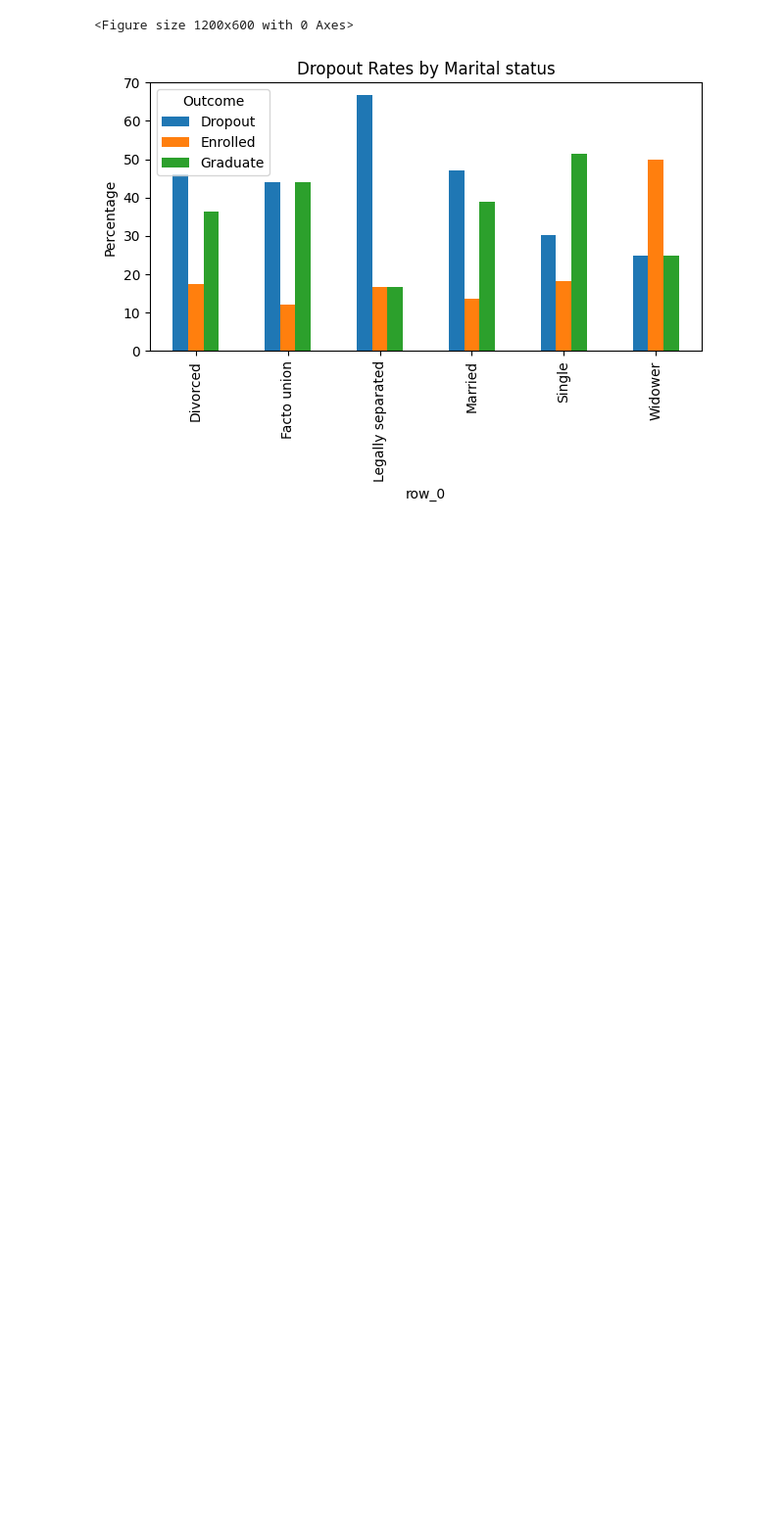
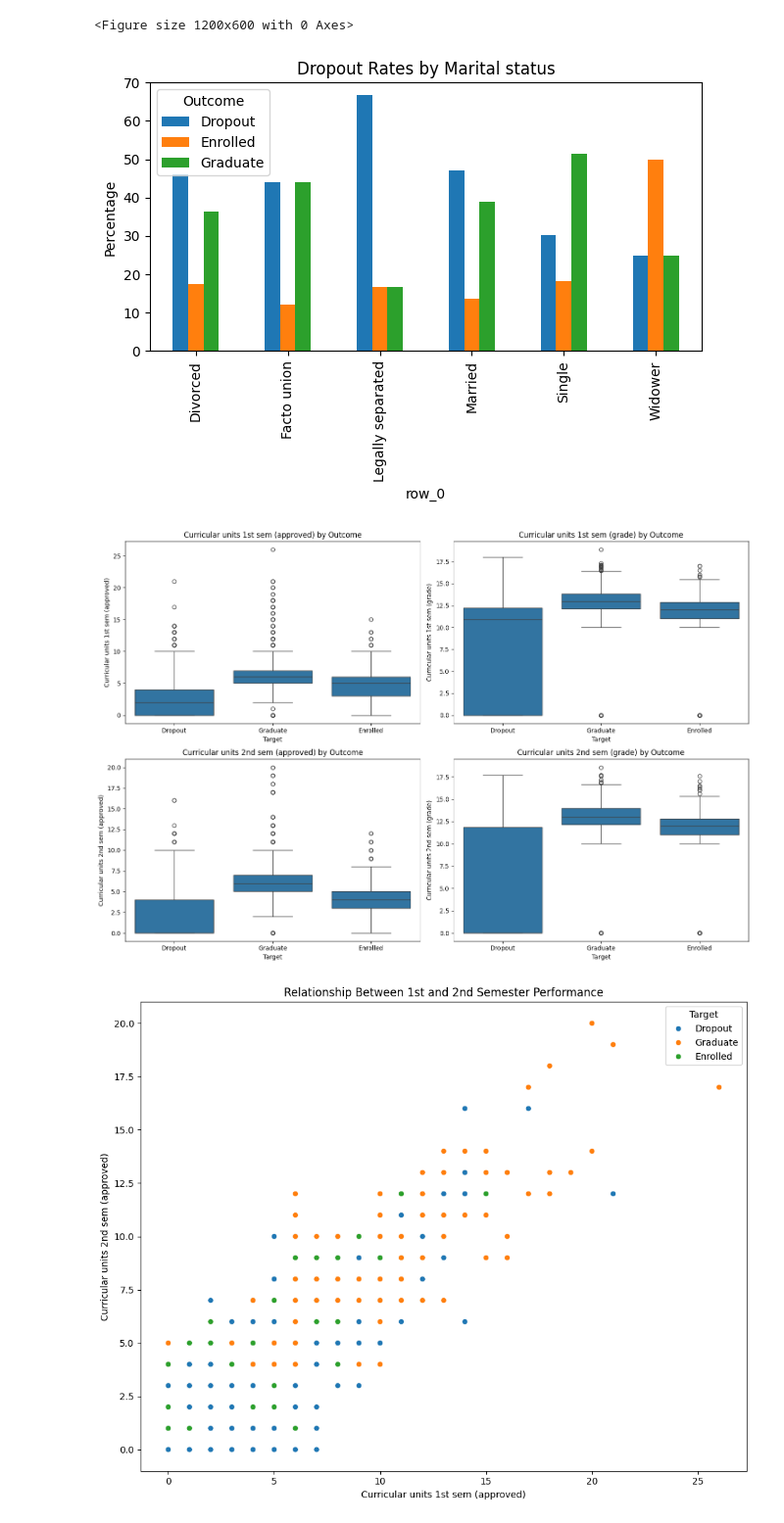
Before and after one commit to KaterynaTekmenzhi/CapstoneProject2025, a Jupyter notebook: Cleaning_Exploring.ipynb, the cells around one changed output. Shown: that part at 98% size. Cells and saved outputs as stored; diff of their text form; code cells hidden in the pictures; blank space fills up the shorter version.

```diff
--- a/Cleaning_Exploring.ipynb
+++ b/Cleaning_Exploring.ipynb
@@ -253,3 +253,28 @@ Name: count, dtype: int64
 [figure]
 <Figure size 1200x600 with 0 Axes>
 [figure]
+# %%
+# Examine academic performance variables
+academic_vars = ['Curricular units 1st sem (approved)', 'Curricular units 1st sem (grade)',
+                'Curricular units 2nd sem (approved)', 'Curricular units 2nd sem (grade)']
+
+# Create boxplots to compare performance by target group
+plt.figure(figsize=(15, 10))
+for i, var in enumerate(academic_vars):
+    plt.subplot(2, 2, i+1)
+    sns.boxplot(x='Target', y=var, data=data)
+    plt.title(f'{var} by Outcome')
+plt.tight_layout()
+plt.show()
+
+# Correlation between 1st and 2nd semester performance
+plt.figure(figsize=(10, 8))
+sns.scatterplot(x='Curricular units 1st sem (approved)',
+                y='Curricular units 2nd sem (approved)',
+                hue='Target', data=data)
+plt.title('Relationship Between 1st and 2nd Semester Performance')
+plt.tight_layout()
+plt.show()
+# %% [output]
+[figure, added]
+[figure, added]
```
Also changed, not shown: parts of 3 cells of this notebook.
